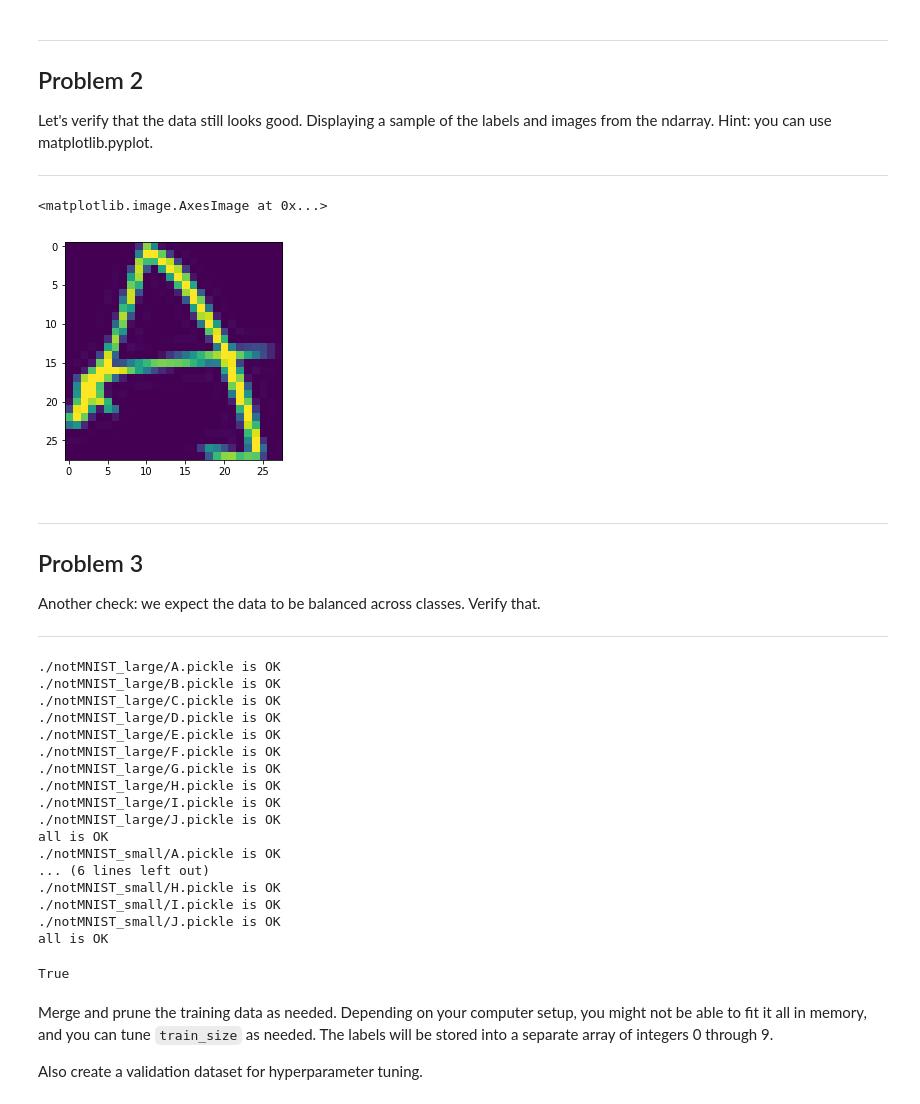
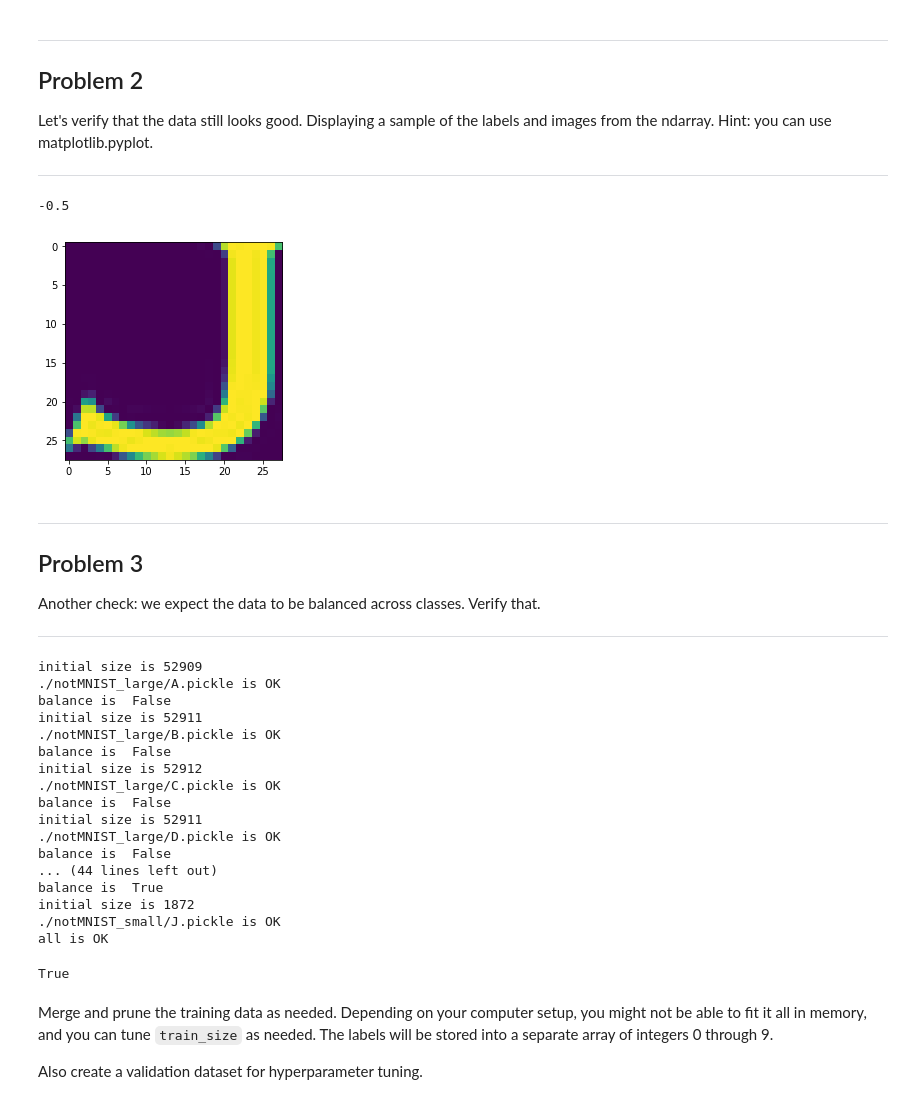
Before and after one commit to ckLXHL/learnSomeThing, a Jupyter notebook: AnacondaProjects/1_notmnist.ipynb, the cells around one changed output. Cells and saved outputs as stored; diff of their text form; code cells hidden in the pictures.

```diff
--- a/AnacondaProjects/1_notmnist.ipynb
+++ b/AnacondaProjects/1_notmnist.ipynb
@@ -204,14 +204,18 @@ Problem 2
 Let's verify that the data still looks good. Displaying a sample of the labels and images from the ndarray. Hint: you can use matplotlib.pyplot.
 
 ---
-# %%
-f = open("./notMNIST_large/A.pickle", 'rb')
-ds = pickle.load(f)
-f.close()
-plt.imshow(ds[0])
-# %% [output]
-<matplotlib.image.AxesImage at 0x...>
-[figure, removed]
+# %%
+pickle_file = train_datasets[np.random.randint(len(train_datasets))]
+with open(pickle_file, 'rb') as f:
+    ds = pickle.load(f)
+    f.close()
+    rand_index = np.random.randint(len(ds))
+    rand_sample = ds[rand_index, :, :]
+    plt.imshow(rand_sample)
+    print(rand_sample[image_size // 2, image_size // 2])
+# %% [output]
+-0.5
+[figure, added]
 # %% [markdown]
 ---
 Problem 3
@@ -223,11 +227,19 @@ Another check: we expect the data to be balanced across classes. Verify that.
 def isBalance(data_folders):
   dataset_names = []
   row_length = 28
+  pre_length = 0
   for folder in data_folders:
     set_filename = folder + '.pickle'
     if os.path.exists(set_filename):
       with open(set_filename, 'rb') as f:
         data = pickle.load(f)
+        if pre_length == 0:
+            pre_length = len(data)
+            print("initial size is", pre_length)
+        else:
+            print("balance is ", pre_length == len(data))
+            pre_length = len(data)
+            print("initial size is", pre_length)
         if data.shape[1] == data.shape[2] == row_length:
           print ("%s is OK" % set_filename)
         else:
@@ -241,21 +253,21 @@ def isBalance(data_folders):
 isBalance(train_folders)
 isBalance(test_folders)
 # %% [output]
+initial size is 52909
 ./notMNIST_large/A.pickle is OK
+balance is  False
+initial size is 52911
 ./notMNIST_large/B.pickle is OK
+balance is  False
+initial size is 52912
 ./notMNIST_large/C.pickle is OK
+balance is  False
+initial size is 52911
 ./notMNIST_large/D.pickle is OK
-./notMNIST_large/E.pickle is OK
-./notMNIST_large/F.pickle is OK
-./notMNIST_large/G.pickle is OK
-./notMNIST_large/H.pickle is OK
-./notMNIST_large/I.pickle is OK
-./notMNIST_large/J.pickle is OK
-all is OK
-./notMNIST_small/A.pickle is OK
-... (6 lines left out)
-./notMNIST_small/H.pickle is OK
-./notMNIST_small/I.pickle is OK
+balance is  False
+... (44 lines left out)
+balance is  True
+initial size is 1872
 ./notMNIST_small/J.pickle is OK
 all is OK
 True
```
Also changed, not shown: parts of 3 cells of this notebook.
